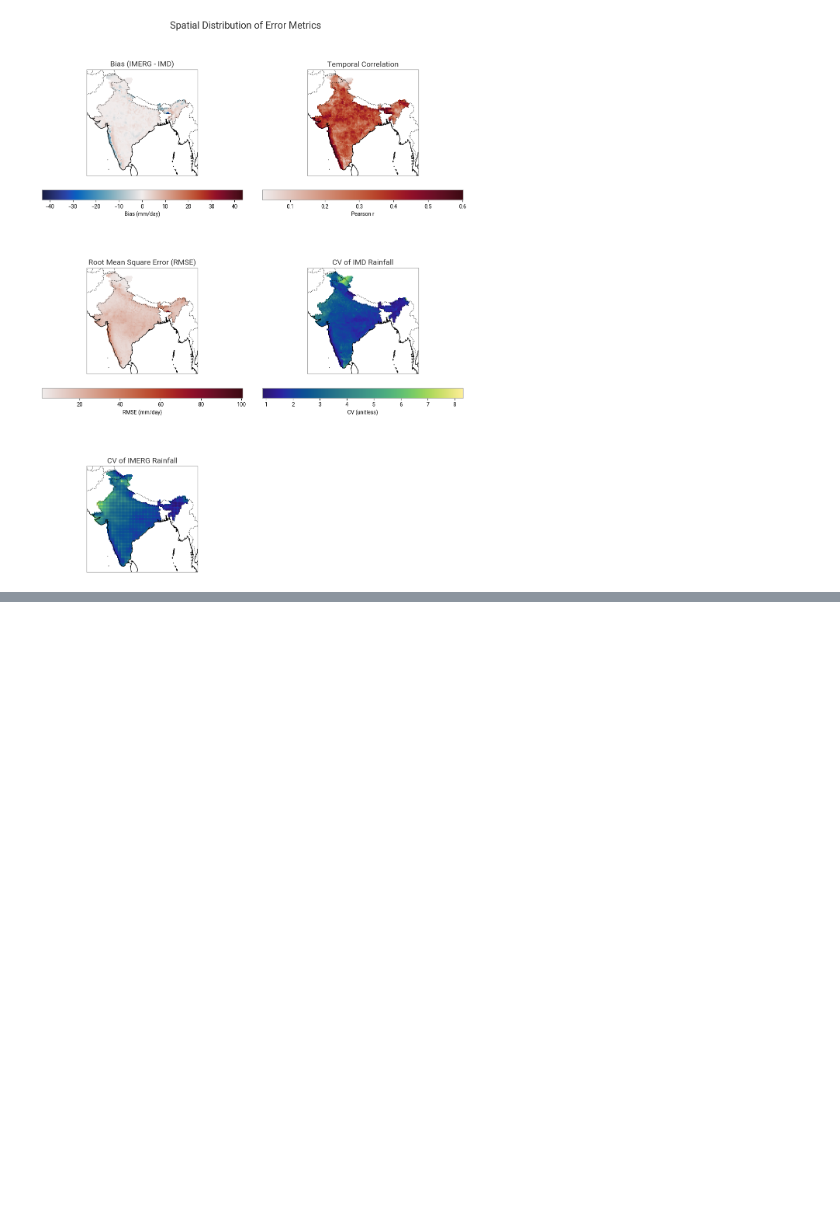
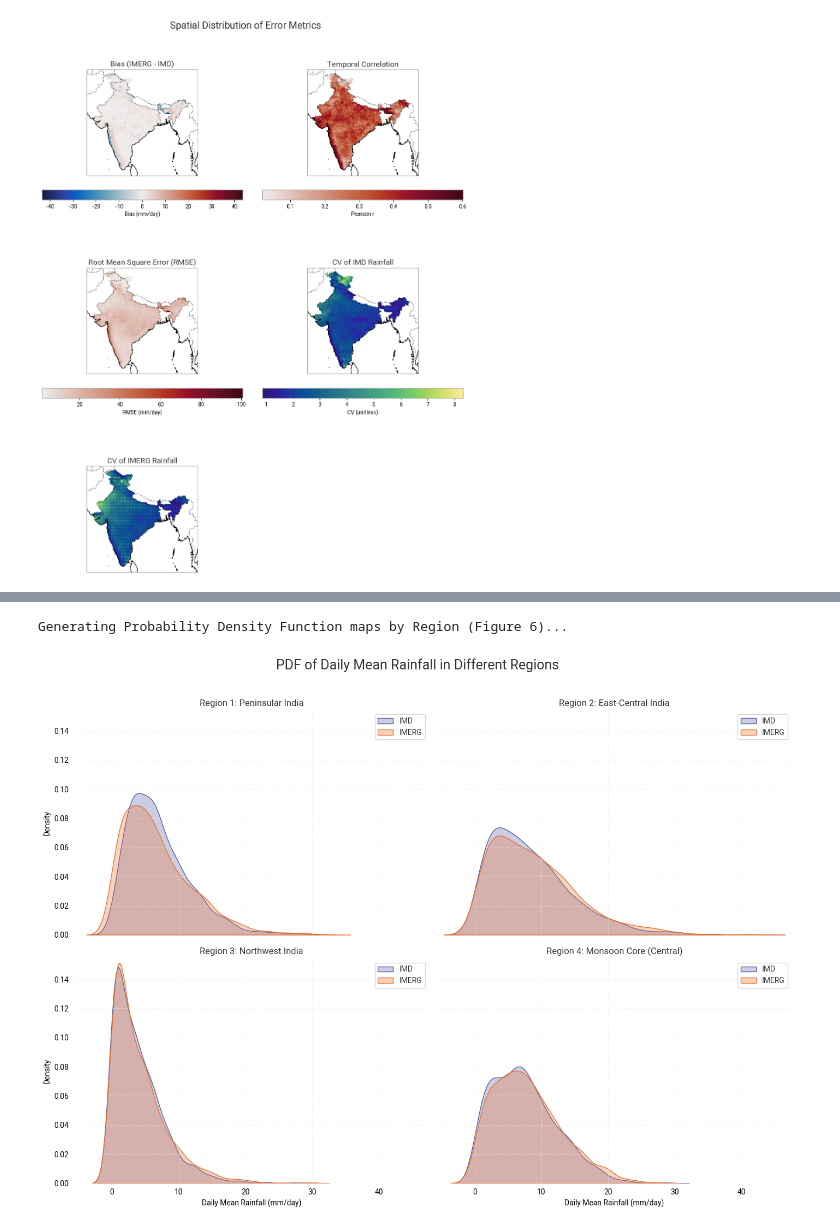
Before and after one commit to SaptarishiD/graphcast, a Jupyter notebook: local_files/download_code/imd_vs_imerg_method.ipynb, the cells around one changed output, grey strips where cells are left out. Cells and saved outputs as stored; diff of their text form; code cells hidden in the pictures; blank space fills up the shorter version.

```diff
--- a/local_files/download_code/imd_vs_imerg_method.ipynb
+++ b/local_files/download_code/imd_vs_imerg_method.ipynb
@@ -637,0 +767,38 @@ KeyError: "not all values found in index 'time'. Try setting the `method` keywor
+# %%
+print("Generating Probability Density Function maps by Region (Figure 6)...")
+
+# Define approximate bounding boxes for different regions of India
+# These are conceptual and can be adjusted.
+regions = {
+    'Region 1: Peninsular India': {'lat': slice(8, 18), 'lon': slice(73, 85)},
+    'Region 2: East-Central India': {'lat': slice(18, 26), 'lon': slice(80, 90)},
+    'Region 3: Northwest India': {'lat': slice(26, 35), 'lon': slice(70, 80)},
+    'Region 4: Monsoon Core (Central)': {'lat': slice(18, 28), 'lon': slice(74, 86)},
+}
+
+fig, axes = plt.subplots(2, 2, figsize=(14, 10), sharex=True, sharey=True)
+axes = axes.flatten() # Flatten to 1D array for easy iteration
+
+for i, (region_name, coords) in enumerate(regions.items()):
+    ax = axes[i]
+
+    # Select the region and calculate daily spatial mean
+    imd_region_mean = imd_proc.sel(**coords)['rain'].mean(dim=['lat', 'lon'])
+    imerg_region_mean = imerg_proc.sel(**coords)['precipitation'].mean(dim=['lat', 'lon'])
+
+    # Plot Kernel Density Estimate (a smooth version of a histogram/PDF)
+    sns.kdeplot(imd_region_mean, ax=ax, label='IMD', fill=True, alpha=0.3)
+    sns.kdeplot(imerg_region_mean, ax=ax, label='IMERG', fill=True, alpha=0.3)
+
+    ax.set_title(region_name)
+    ax.set_xlabel('Daily Mean Rainfall (mm/day)')
+    ax.set_ylabel('Density')
+    ax.legend()
+    ax.grid(True, linestyle='--', alpha=0.5)
+
+plt.suptitle('PDF of Daily Mean Rainfall in Different Regions', fontsize=18, y=1.02)
+plt.tight_layout()
+plt.show()
+# %% [output]
+Generating Probability Density Function maps by Region (Figure 6)...
+[figure, added]
```
Also changed, not shown: parts of 9 cells of this notebook, 37 other files.
